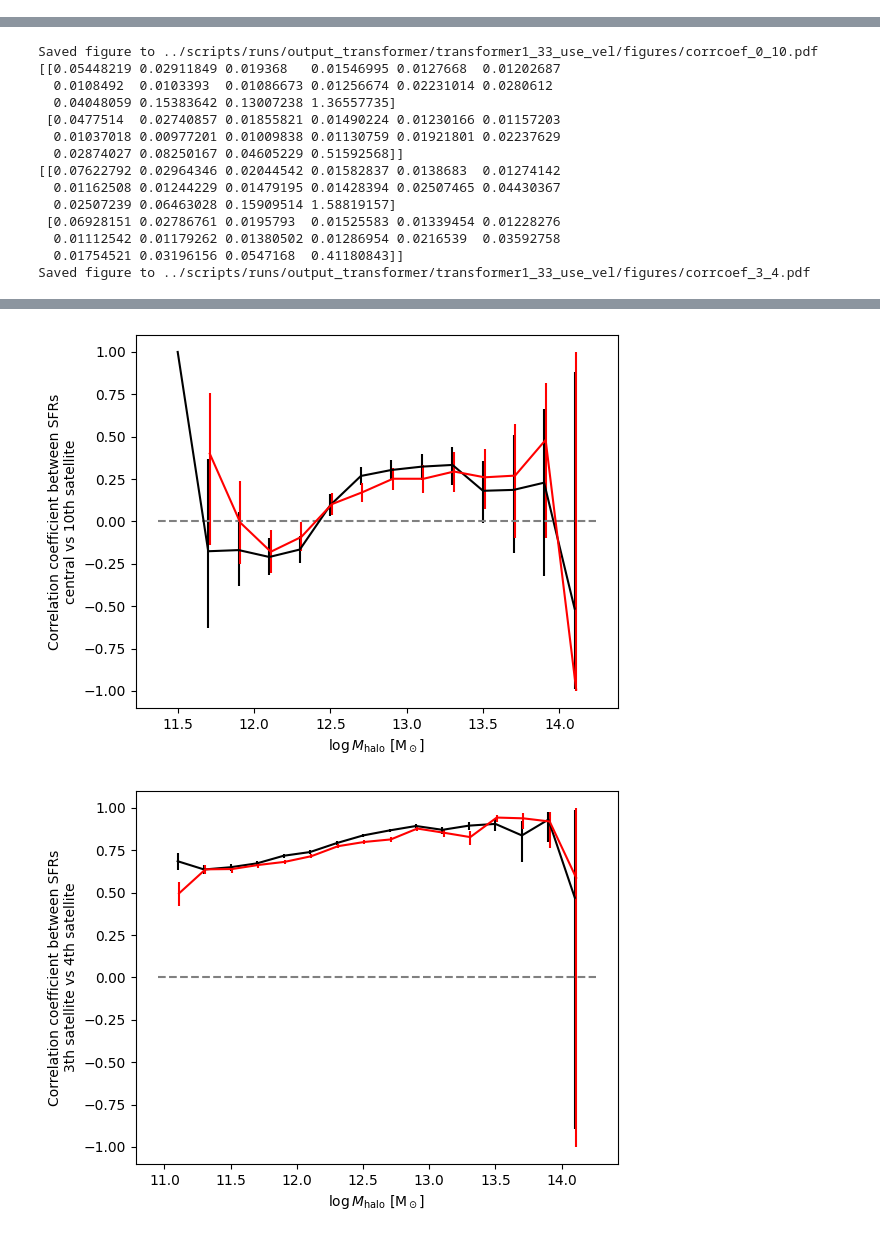
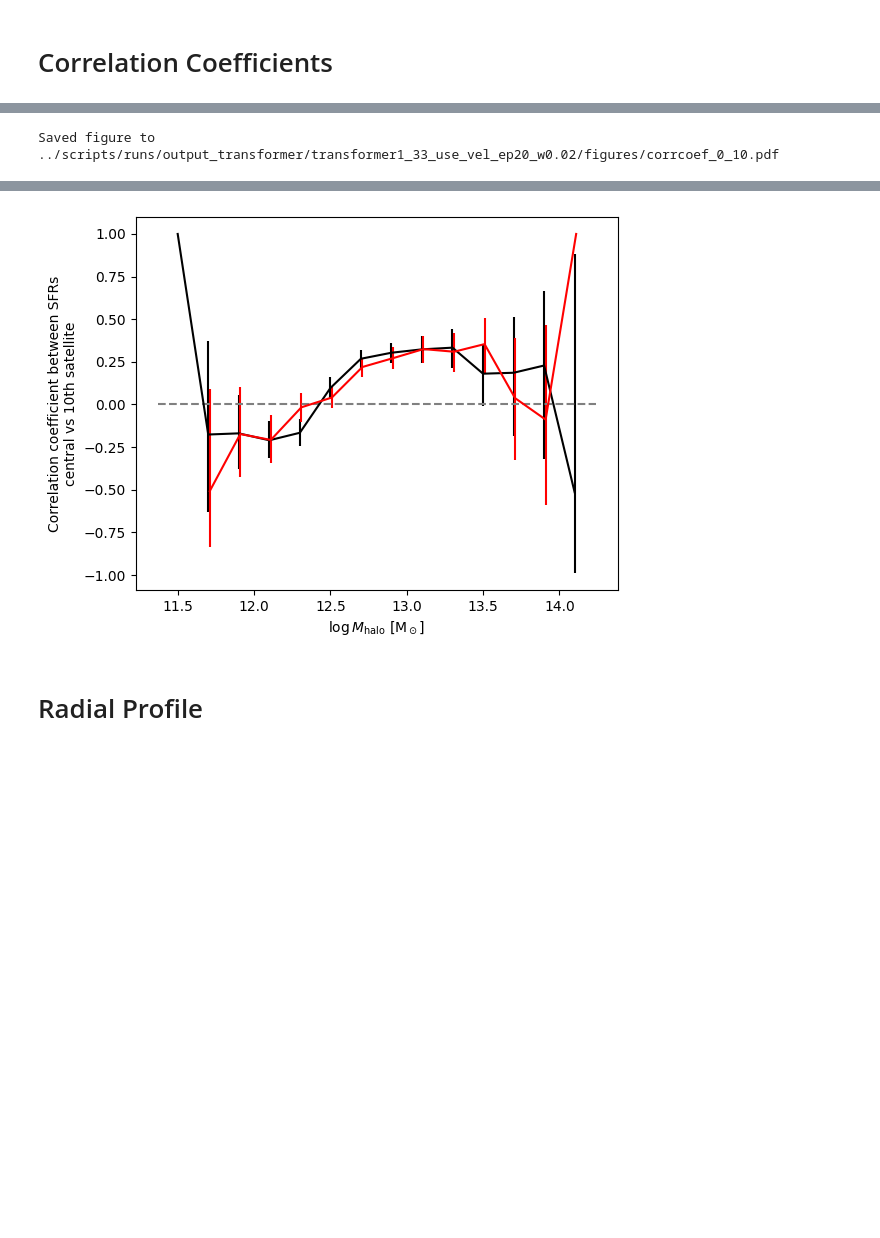
Before and after one commit to knmoriwaki/cosmoglint, a Jupyter notebook: notebooks/plot_transformer.ipynb, the cells around one changed output, grey strips where cells are left out. Saved outputs shown, nothing was run; the diff lists cells and outputs as text; code cells hidden in the pictures; blank space fills up the shorter version.

```diff
--- a/notebooks/plot_transformer.ipynb
+++ b/notebooks/plot_transformer.ipynb
@@ -15,7 +15,8 @@ from lim_mock_generator.model.transformer import my_model
 
 from matplotlib.colors import LogNorm
 
-device = torch.device("cuda" if torch.cuda.is_available() else "cpu")
+gpu_id = 1
+device = torch.device("cuda:{:d}".format(gpu_id) if torch.cuda.is_available() else "cpu")
 
 def plot_running_mean(x, value, window_size, show_diff=False, **kwargs):
     cumsum = np.cumsum(np.insert(value, 0, 0))
@@ -43,3 +44,4 @@ param_names = [r"$\tilde{\rm SFR}$", r"$\tilde{d}$", r"$\tilde{v}_r$", r"$\tilde
 param_labels = ["sfr", "d", "vr", "vt"]
 
 base_dir = "../scripts/runs/output_transformer"
+#base_dir = "../scripts/runs/output_transformer_with_TNG-Cluster"
@@ -307,14 +332,16 @@ ndata = None
 dataset_true = MyDataset(data_path, max_length=opt.max_length, norm_params=norm_params, ndata=ndata, use_dist=opt.use_dist, use_vel=opt.use_vel)
 x_true = dataset_true.x
 y_true = dataset_true.y_padded
-x_true_Msun = x_true * (xmax - xmin) + xmin
+mask = dataset_true.mask
+print("Number of halos: ", len(x_true))
+print("Number of galaxies: ", mask.sum().item())
 
 ### set threshold
 #threshold = 1. / opt.num_features_out
 threshold = ( -3.0 - xmin[1] ) / ( xmax[1] - xmin[1])
 bin_of_threshold = int(threshold * opt.num_features_out)
-print(threshold)
-print(bin_of_threshold)
+print("threshold: ", threshold)
+print("bin of threshold: ", bin_of_threshold)
 
 prob_threshold = 1e-5 # p = 0 if p < prob_threshold
 
@@ -327,7 +354,7 @@ num_batch = (len(x_true) + batch_size - 1) // batch_size
 count = 0
 for i in tqdm(range(num_batch)):
     tmp = x_true[count:count+batch_size].to(device)
-    gen, _ = model.generate(tmp, stop_criterion=threshold, prob_threshold=prob_threshold)
+    gen, _ = model.generate(tmp, stop_criterion=threshold, prob_threshold=prob_threshold, cutoff=True)
     generated.append(gen)
     count += batch_size
 generated = torch.cat(generated, dim=0)
@@ -335,4 +362,7 @@ generated = torch.cat(generated, dim=0)
 x_true = x_true[:,0].detach().cpu().numpy() # (batch, num_condition) -> (batch,)
 y_true = y_true.detach().cpu().numpy()
 generated = generated.detach().cpu().numpy()
+
+print("xmin: ", min(x_true) * (xmax[0] - xmin[0]) + xmin[0])
+print("xmax: ", max(x_true) * (xmax[0] - xmin[0]) + xmin[0])
 # %% [output]
@@ -358,15 +392,27 @@ def calc_ngal_th(x, ref_param=0, threshold=threshold):
     num_samples, seq_length, num_features_in = x.shape
     ngal = np.zeros(num_samples, dtype=int)
     for i in range(num_samples):
-        ngal[i] = (x[i,:,ref_param] > threshold).sum()
+        if x[i,0,ref_param] > threshold:
+            ngal[i] += 1
+        for count, j in enumerate(range(1, seq_length)):
+            if x[i,j,ref_param] < threshold:
+                break
+        ngal[i] += count
+
     return ngal
 
 ### calculate length ###
 length_true = calc_length(y_true)
 length_generated = calc_length(generated)
 
-ngal_true_th1 = calc_ngal_th(y_true, threshold= ( 1.0 - xmin[1] ) / ( xmax[1] - xmin[1]))
-ngal_generated_th1 = calc_ngal_th(generated, threshold= ( 1.0 - xmin[1] ) / ( xmax[1] - xmin[1]))
+ngal_true_th01 = calc_ngal_th(y_true, threshold= ( np.log10( 0.1 ) - xmin[1] ) / ( xmax[1] - xmin[1]))
+ngal_generated_th01 = calc_ngal_th(generated, threshold= ( np.log10( 0.1 ) - xmin[1] ) / ( xmax[1] - xmin[1]))
+
+ngal_true_th1 = calc_ngal_th(y_true, threshold= ( np.log10( 1 ) - xmin[1] ) / ( xmax[1] - xmin[1]))
+ngal_generated_th1 = calc_ngal_th(generated, threshold= ( np.log10( 1 ) - xmin[1] ) / ( xmax[1] - xmin[1]))
+
+ngal_true_th10 = calc_ngal_th(y_true, threshold= ( np.log10( 10 ) - xmin[1] ) / ( xmax[1] - xmin[1]))
+ngal_generated_th10 = calc_ngal_th(generated, threshold= ( np.log10( 10 ) - xmin[1] ) / ( xmax[1] - xmin[1]))
 
 ### binning ###
 nbins = 20
@@ -668,6 +689,8 @@ for iparam in range(opt.num_features_in):
 [figure]
 [figure]
 [figure]
+# %% [markdown]
+# Correlation Coefficients
 # %%
 ### Correlation coefficient between central SFR and total satellite SFR
 
@@ -752,12 +775,6 @@ i1 = 10
 fout = "{}/corrcoef_0_{:d}.pdf".format(output_dir, i1)
 ylabel = "Correlation coefficient between SFRs\ncentral vs {:d}th satellite".format(i1)
 plot_corrcoef(0, i1, ylabel=ylabel, fout=fout, show_legend=False)
-
-i0 = 3
-i1 = 4
-fout = "{}/corrcoef_{:d}_{:d}.pdf".format(output_dir, i0, i1)
-ylabel = "Correlation coefficient between SFRs\n{:d}th satellite vs {:d}th satellite".format(i0, i1)
-plot_corrcoef(i0, i1, ylabel=ylabel, fout=fout, show_legend=False)
 # %% [output]
 [[0.00804251 0.00845463 0.00914868 0.01072203 0.01367229 0.01814905
   0.02227882 0.02634075 0.03661191 0.05448972 0.08383997 0.11926458
@@ -779,14 +796 @@ plot_corrcoef(i0, i1, ylabel=ylabel, fout=fout, show_legend=False)
-Saved figure to ../scripts/runs/output_transformer/transformer1_33_use_vel/figures/corrcoef_0_10.pdf
-[[0.05448219 0.02911849 0.019368   0.01546995 0.0127668  0.01202687
-  0.0108492  0.0103393  0.01086673 0.01256674 0.02231014 0.0280612
-  0.04048059 0.15383642 0.13007238 1.36557735]
- [0.0477514  0.02740857 0.01855821 0.01490224 0.01230166 0.01157203
-  0.01037018 0.00977201 0.01009838 0.01130759 0.01921801 0.02237629
-  0.02874027 0.08250167 0.04605229 0.51592568]]
-[[0.07622792 0.02964346 0.02044542 0.01582837 0.0138683  0.01274142
-  0.01162508 0.01244229 0.01479195 0.01428394 0.02507465 0.04430367
-  0.02507239 0.06463028 0.15909514 1.58819157]
- [0.06928151 0.02786761 0.0195793  0.01525583 0.01339454 0.01228276
-  0.01112542 0.01179262 0.01380502 0.01286954 0.0216539  0.03592758
-  0.01754521 0.03196156 0.0547168  0.41180843]]
-Saved figure to ../scripts/runs/output_transformer/transformer1_33_use_vel/figures/corrcoef_3_4.pdf
+Saved figure to ../scripts/runs/output_transformer/transformer1_33_use_vel_ep20_w0.02/figures/corrcoef_0_10.pdf
@@ -794,5 +798,6 @@ Saved figure to ../scripts/runs/output_transformer/transformer1_33_use_vel/figur
-[figure, old version]
+[figure, new version]
-[figure, removed]
+# %% [markdown]
+# Radial Profile
 # %%
 ## radial profile
 def NFW_profile(logr, log_rs=0, log_rho0=0):
```
Also changed, not shown: parts of 23 cells of this notebook, 5 other files.
